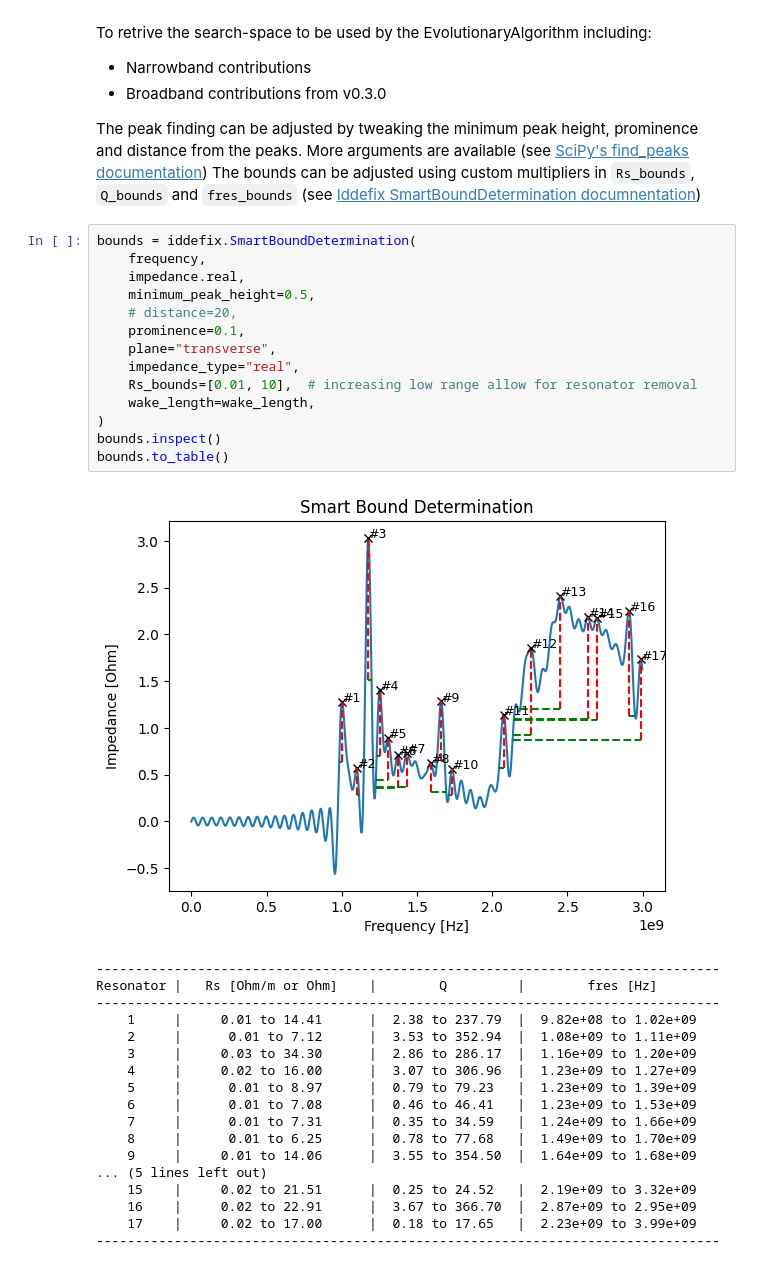
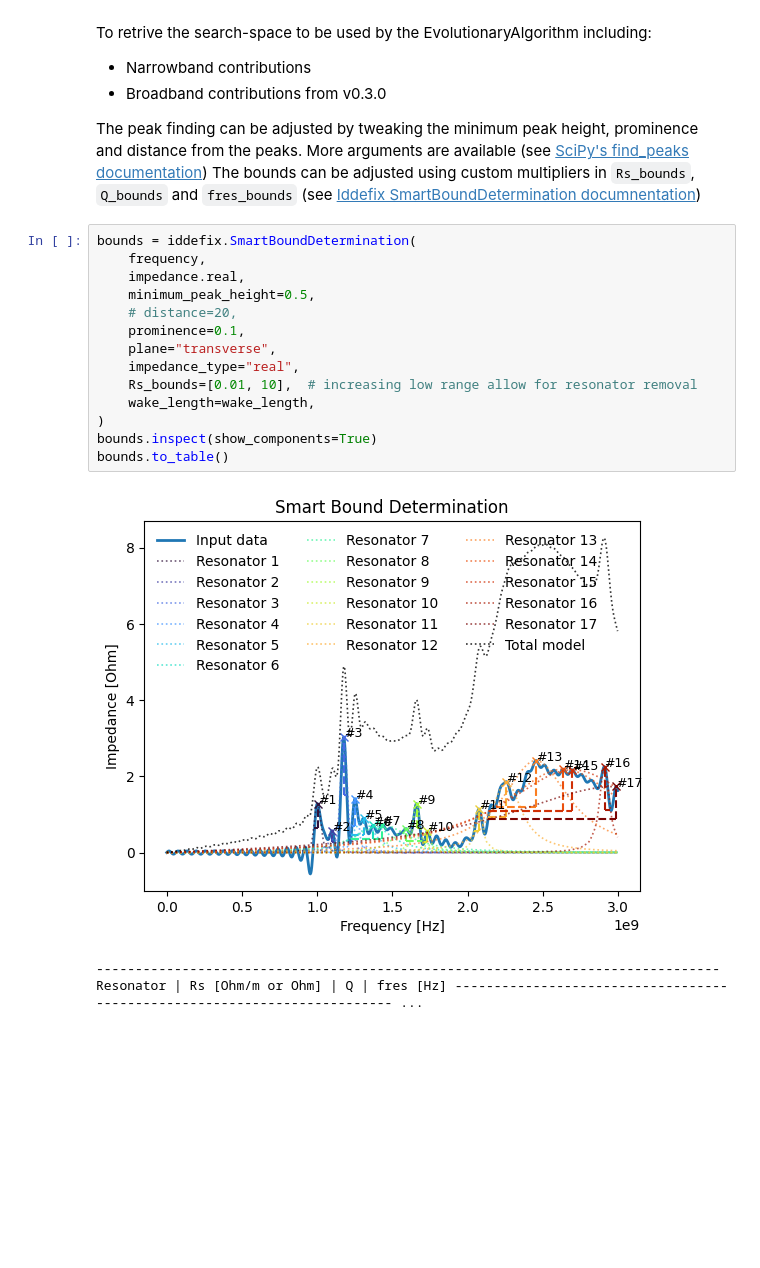
Before and after one commit to ImpedanCEI/IDDEFIX, a Jupyter notebook: examples/004b_sps_transition_impedance.ipynb, the cells around one changed output. Cells and saved outputs as stored; diff of their text form; blank space fills up the shorter version.

```diff
--- a/examples/004b_sps_transition_impedance.ipynb
+++ b/examples/004b_sps_transition_impedance.ipynb
@@ -76,34 +76,18 @@ The bounds can be adjusted using custom multipliers in `Rs_bounds`, `Q_bounds` a
 # %%
 bounds = iddefix.SmartBoundDetermination(
     frequency,
     impedance.real,
     minimum_peak_height=0.5,
     # distance=20,
     prominence=0.1,
     plane="transverse",
     impedance_type="real",
     Rs_bounds=[0.01, 10],  # increasing low range allow for resonator removal
     wake_length=wake_length,
 )
-bounds.inspect()
+bounds.inspect(show_components=True)
 bounds.to_table()
 # %% [output]
-[figure, old version]
+[figure, new version]
---------------------------------------------------------------------------------
-Resonator |   Rs [Ohm/m or Ohm]    |        Q         |        fres [Hz]
---------------------------------------------------------------------------------
-    1     |     0.01 to 14.41      |  2.38 to 237.79  |  9.82e+08 to 1.02e+09
-    2     |      0.01 to 7.12      |  3.53 to 352.94  |  1.08e+09 to 1.11e+09
-    3     |     0.03 to 34.30      |  2.86 to 286.17  |  1.16e+09 to 1.20e+09
-    4     |     0.02 to 16.00      |  3.07 to 306.96  |  1.23e+09 to 1.27e+09
-    5     |      0.01 to 8.97      |  0.79 to 79.23   |  1.23e+09 to 1.39e+09
-    6     |      0.01 to 7.08      |  0.46 to 46.41   |  1.23e+09 to 1.53e+09
-    7     |      0.01 to 7.31      |  0.35 to 34.59   |  1.24e+09 to 1.66e+09
-    8     |      0.01 to 6.25      |  0.78 to 77.68   |  1.49e+09 to 1.70e+09
-    9     |     0.01 to 14.06      |  3.55 to 354.50  |  1.64e+09 to 1.68e+09
-... (5 lines left out)
-    15    |     0.02 to 21.51      |  0.25 to 24.52   |  2.19e+09 to 3.32e+09
-    16    |     0.02 to 22.91      |  3.67 to 366.70  |  2.87e+09 to 2.95e+09
-    17    |     0.02 to 17.00      |  0.18 to 17.65   |  2.23e+09 to 3.99e+09
---------------------------------------------------------------------------------
+-------------------------------------------------------------------------------- Resonator | Rs [Ohm/m or Ohm] | Q | fres [Hz] ------------------------------------------------------------------------- ...
 # %%
```
Also changed, not shown: parts of 11 cells of this notebook, 11 other files.
